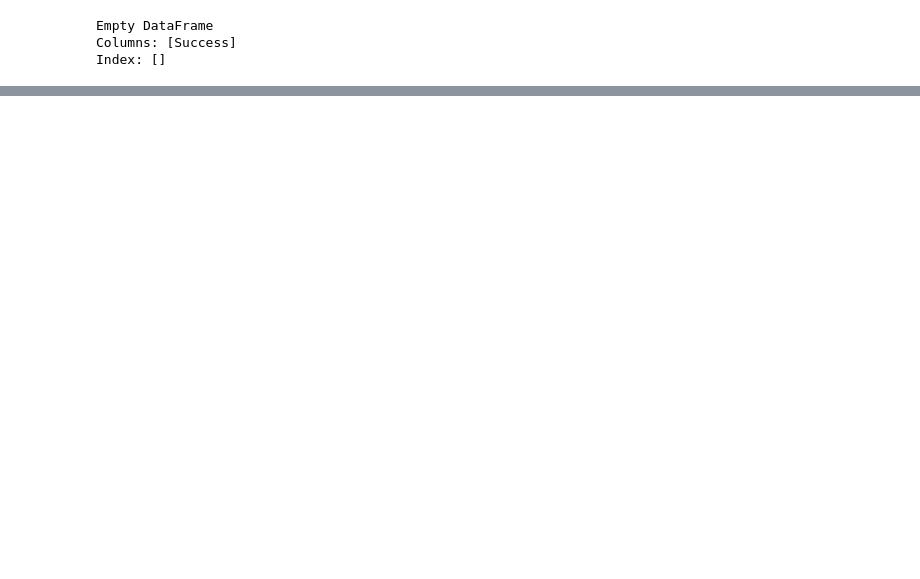
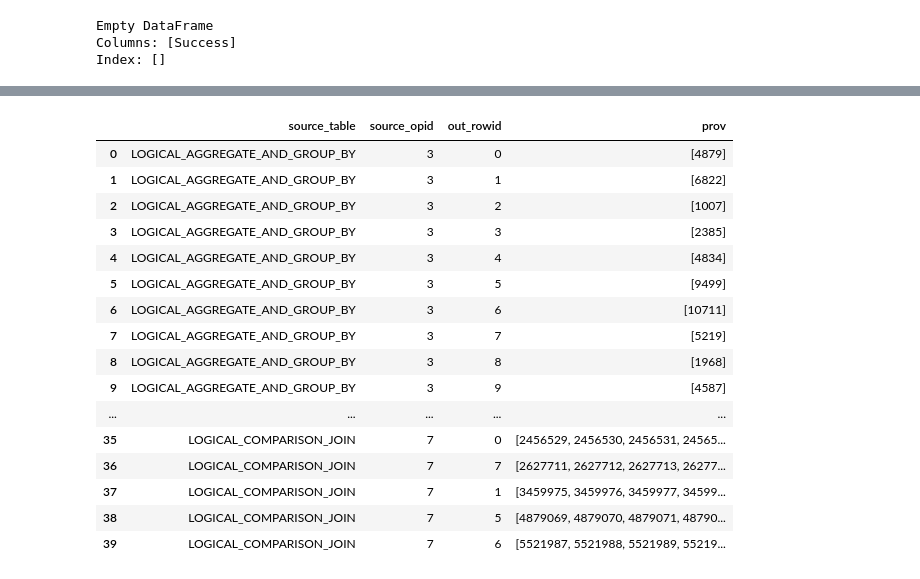
Before and after one commit to haneensa/lineage, a Jupyter notebook: scripts/lineage_api.ipynb, the cells around one changed output, grey strips where cells are left out. Saved outputs shown, nothing was run; the diff lists cells and outputs as text; code cells hidden in the pictures; blank space fills up the shorter version.

```diff
--- a/scripts/lineage_api.ipynb
+++ b/scripts/lineage_api.ipynb
@@ -100,2 +102,23 @@ SELECT l_returnflag, l_linestatus, sum(l_quantity) AS sum_qty, sum(l_extendedpri
+# %%
+con.execute("PRAGMA set_debug_lineage(False)")
+con.execute(end2end_lineage).df()
+# %% [output]
+|  | source_table | source_opid | out_rowid | prov |
+| 0 | LOGICAL_AGGREGATE_AND_GROUP_BY | 3 | 0 | [4879] |
+| 1 | LOGICAL_AGGREGATE_AND_GROUP_BY | 3 | 1 | [6822] |
+| 2 | LOGICAL_AGGREGATE_AND_GROUP_BY | 3 | 2 | [1007] |
+| 3 | LOGICAL_AGGREGATE_AND_GROUP_BY | 3 | 3 | [2385] |
+| 4 | LOGICAL_AGGREGATE_AND_GROUP_BY | 3 | 4 | [4834] |
+| 5 | LOGICAL_AGGREGATE_AND_GROUP_BY | 3 | 5 | [9499] |
+| 6 | LOGICAL_AGGREGATE_AND_GROUP_BY | 3 | 6 | [10711] |
+| 7 | LOGICAL_AGGREGATE_AND_GROUP_BY | 3 | 7 | [5219] |
+| 8 | LOGICAL_AGGREGATE_AND_GROUP_BY | 3 | 8 | [1968] |
+| 9 | LOGICAL_AGGREGATE_AND_GROUP_BY | 3 | 9 | [4587] |
+| ... | ... | ... | ... | ... |
+| 35 | LOGICAL_COMPARISON_JOIN | 7 | 0 | [2456529, 2456530, 2456531, 24565... |
+| 36 | LOGICAL_COMPARISON_JOIN | 7 | 7 | [2627711, 2627712, 2627713, 26277... |
+| 37 | LOGICAL_COMPARISON_JOIN | 7 | 1 | [3459975, 3459976, 3459977, 34599... |
+| 38 | LOGICAL_COMPARISON_JOIN | 7 | 5 | [4879069, 4879070, 4879071, 48790... |
+| 39 | LOGICAL_COMPARISON_JOIN | 7 | 6 | [5521987, 5521988, 5521989, 55219... |
 # %%
 # TODO: construct lineage queries for delim
```
Also changed, not shown: parts of 4 cells of this notebook, 8 other files.
